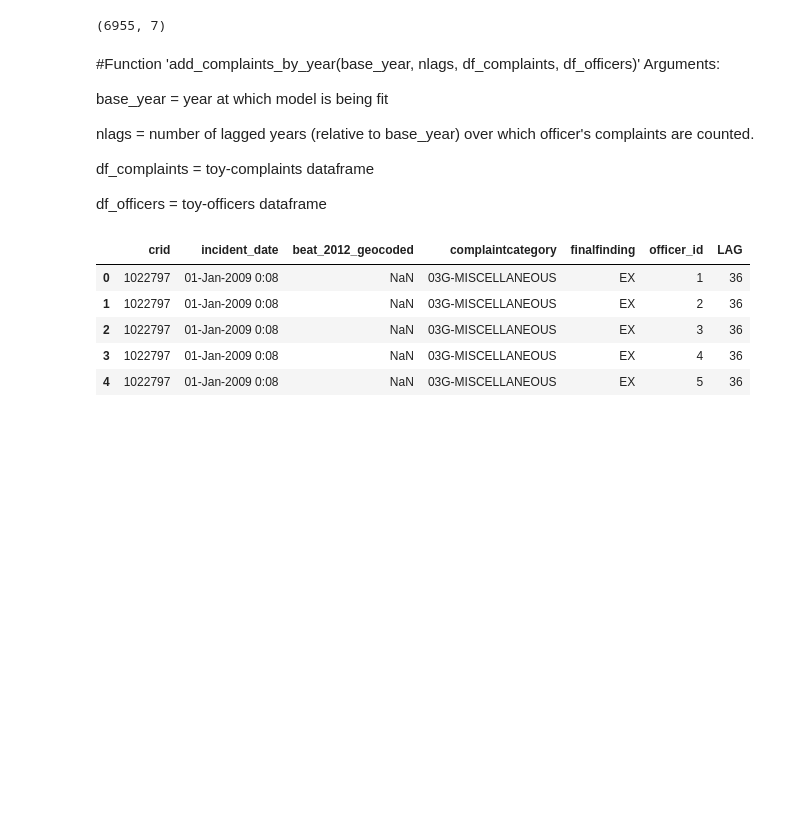
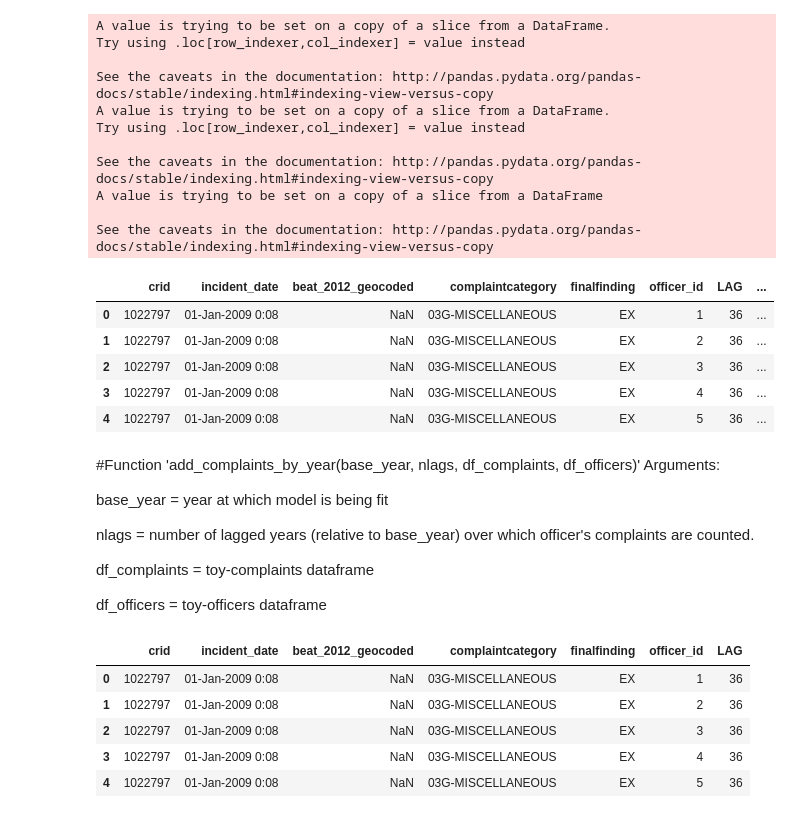
Before and after one commit to cmehta126/yinshack, a Jupyter notebook: identify_lag_from_start_date.ipynb, the cells around one changed output. Saved outputs shown, nothing was run; the diff lists cells and outputs as text; code cells hidden in the pictures; blank space fills up the shorter version.

```diff
--- a/identify_lag_from_start_date.ipynb
+++ b/identify_lag_from_start_date.ipynb
@@ -42,10 +55,25 @@ def add_lag_to_complaints(df_complaints, scale_days, base_year, base_month, base
 # %%
 # Add lag to complaints data frame.
 x = add_lag_to_complaints(complaints, 30, 2012, 1, 1)
 x.head()
-x.shape
 # %% [output]
-(6955, 7)
+A value is trying to be set on a copy of a slice from a DataFrame.
+Try using .loc[row_indexer,col_indexer] = value instead
+
+See the caveats in the documentation: http://pandas.pydata.org/pandas-docs/stable/indexing.html#indexing-view-versus-copy
+A value is trying to be set on a copy of a slice from a DataFrame.
+Try using .loc[row_indexer,col_indexer] = value instead
+
+See the caveats in the documentation: http://pandas.pydata.org/pandas-docs/stable/indexing.html#indexing-view-versus-copy
+A value is trying to be set on a copy of a slice from a DataFrame
+
+See the caveats in the documentation: http://pandas.pydata.org/pandas-docs/stable/indexing.html#indexing-view-versus-copy
+|  | crid | incident_date | beat_2012_geocoded | complaintcategory | finalfinding | officer_id | LAG | ... |
+| 0 | 1022797 | 01-Jan-2009 0:08 | NaN | 03G-MISCELLANEOUS | EX | 1 | 36 | ... |
+| 1 | 1022797 | 01-Jan-2009 0:08 | NaN | 03G-MISCELLANEOUS | EX | 2 | 36 | ... |
+| 2 | 1022797 | 01-Jan-2009 0:08 | NaN | 03G-MISCELLANEOUS | EX | 3 | 36 | ... |
+| 3 | 1022797 | 01-Jan-2009 0:08 | NaN | 03G-MISCELLANEOUS | EX | 4 | 36 | ... |
+| 4 | 1022797 | 01-Jan-2009 0:08 | NaN | 03G-MISCELLANEOUS | EX | 5 | 36 | ... |
 # %% [markdown]
 #Function 'add_complaints_by_year(base_year, nlags, df_complaints, df_officers)'
 Arguments:
```
Also changed, not shown: parts of 2 cells of this notebook, 1 other file.
